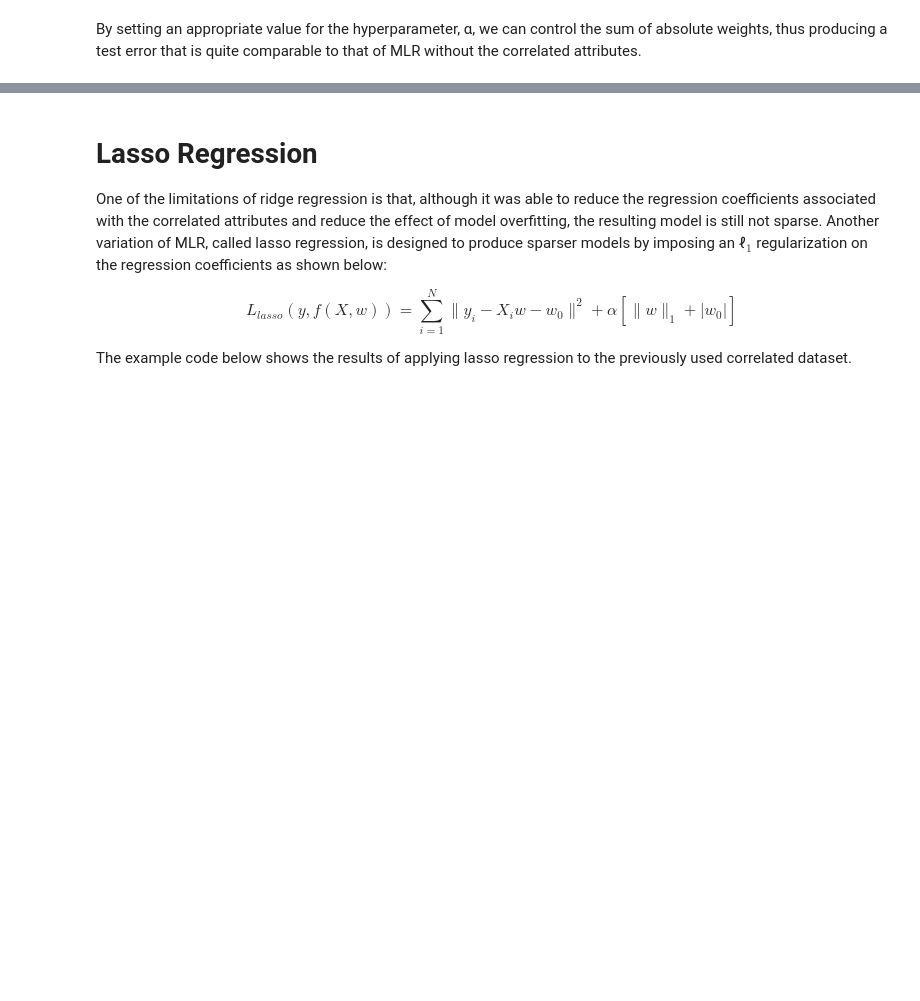
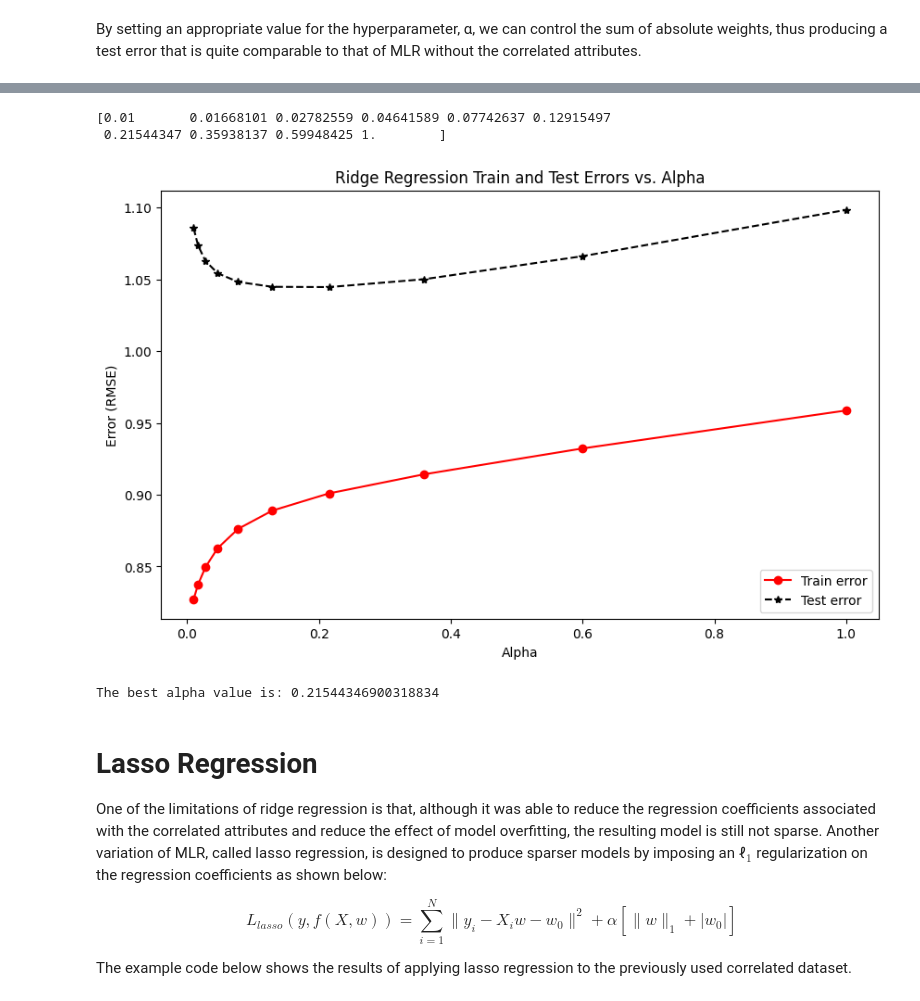
Before and after one commit to peterbmob/DHMVADoE, a Jupyter notebook: Excercises/MReg_and_more.ipynb, the cells around one changed output, grey strips where cells are left out. Saved outputs shown, nothing was run; the diff lists cells and outputs as text; code cells hidden in the pictures; blank space fills up the shorter version.

```diff
--- a/Excercises/MReg_and_more.ipynb
+++ b/Excercises/MReg_and_more.ipynb
@@ -239,14 +264,14 @@ In the example shown below, we fit a ridge regression model to the previously cr
 # %%
 from sklearn import linear_model
 
-ridge = linear_model.Ridge(alpha=0.4)
+ridge = linear_model.Ridge(alpha=0.8)
 ridge.fit(X_train5, y_train)
 y_pred_train_ridge = ridge.predict(X_train5)
 y_pred_test_ridge = ridge.predict(X_test5)
 
-model6 = "%.2f X + %.2f X2 + %.2f X3 + %.2f X4 + %.2f X5 + %.2f" % (ridge.coef_[0][0],
-                                        ridge.coef_[0][1], ridge.coef_[0][2],
-                                        ridge.coef_[0][3], ridge.coef_[0][4], ridge.intercept_[0])
+model6 = "%.2f X + %.2f X2 + %.2f X3 + %.2f X4 + %.2f X5 + %.2f" % (ridge.coef_[0],
+                                        ridge.coef_[1], ridge.coef_[2],
+                                        ridge.coef_[3], ridge.coef_[4], ridge.intercept_[0])
 values6 = [ model6, np.sqrt(mean_squared_error(y_train, y_pred_train_ridge)),
            np.sqrt(mean_squared_error(y_test, y_pred_test_ridge)),
            np.absolute(ridge.coef_[0]).sum() + np.absolute(ridge.intercept_[0])]
@@ -258,3 +294,66 @@ By setting an appropriate value for the hyperparameter,  α, we can control the
+# %%
+import numpy as np
+
+alphas = np.logspace(-2, 0, 10) # Generate 10 values between 0.01 and 1.0
+print(alphas)
+
+train_errors = []
+test_errors = []
+
+
+from sklearn.linear_model import Ridge
+from sklearn.metrics import mean_squared_error
+
+for alpha in alphas:
+  # Create Ridge regression object
+  ridge = Ridge(alpha=alpha)
+
+  # Fit regression model to the training set
+  ridge.fit(X_train5, y_train)
+
+  # Predict on training and test sets
+  y_pred_train_ridge = ridge.predict(X_train5)
+  y_pred_test_ridge = ridge.predict(X_test5)
+
+  # Calculate and store errors
+  train_errors.append(np.sqrt(mean_squared_error(y_train, y_pred_train_ridge)))
+  test_errors.append(np.sqrt(mean_squared_error(y_test, y_pred_test_ridge)))
+
+
+  import matplotlib.pyplot as plt
+
+# Create a figure and axes object for the plot
+fig, ax = plt.subplots(figsize=(10, 6))
+
+# Plot the training errors against the alphas
+ax.plot(alphas, train_errors, 'ro-', label='Train error')
+
+# Plot the test errors against the alphas
+ax.plot(alphas, test_errors, 'k*--', label='Test error')
+
+# Add a legend to the plot
+ax.legend()
+
+# Label the x-axis
+ax.set_xlabel('Alpha')
+
+# Label the y-axis
+ax.set_ylabel('Error (RMSE)')
+
+# Add a title to the plot
+ax.set_title('Ridge Regression Train and Test Errors vs. Alpha')
+
+# Display the plot
+plt.show()
+
+best_alpha_index = np.argmin(test_errors)
+best_alpha = alphas[best_alpha_index]
+print(f"The best alpha value is: {best_alpha}")
+# %% [output]
+[0.01       0.01668101 0.02782559 0.04641589 0.07742637 0.12915497
+ 0.21544347 0.35938137 0.59948425 1.        ]
+[figure, added]
+The best alpha value is: 0.21544346900318834
 # %% [markdown]
 # Lasso Regression
 One of the limitations of ridge regression is that, although it was able to reduce the regression coefficients associated with the correlated attributes and reduce the effect of model overfitting, the resulting model is still not sparse. Another variation of MLR, called lasso regression, is designed to produce sparser models by imposing an  ℓ$_1$ regularization on the regression coefficients as shown below:
```
Also changed, not shown: parts of 13 cells of this notebook.
